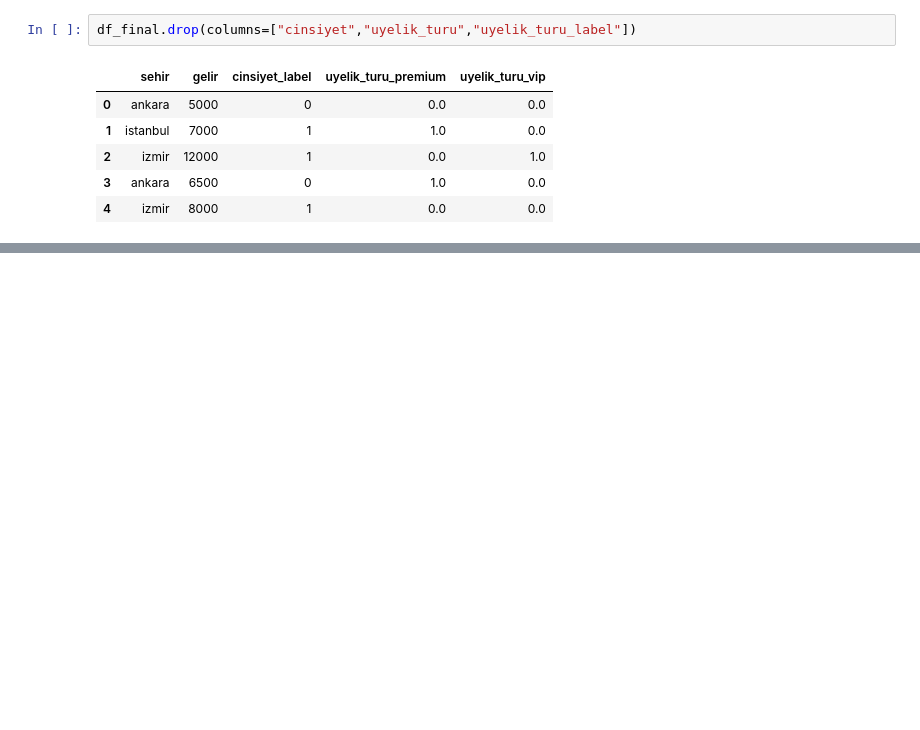
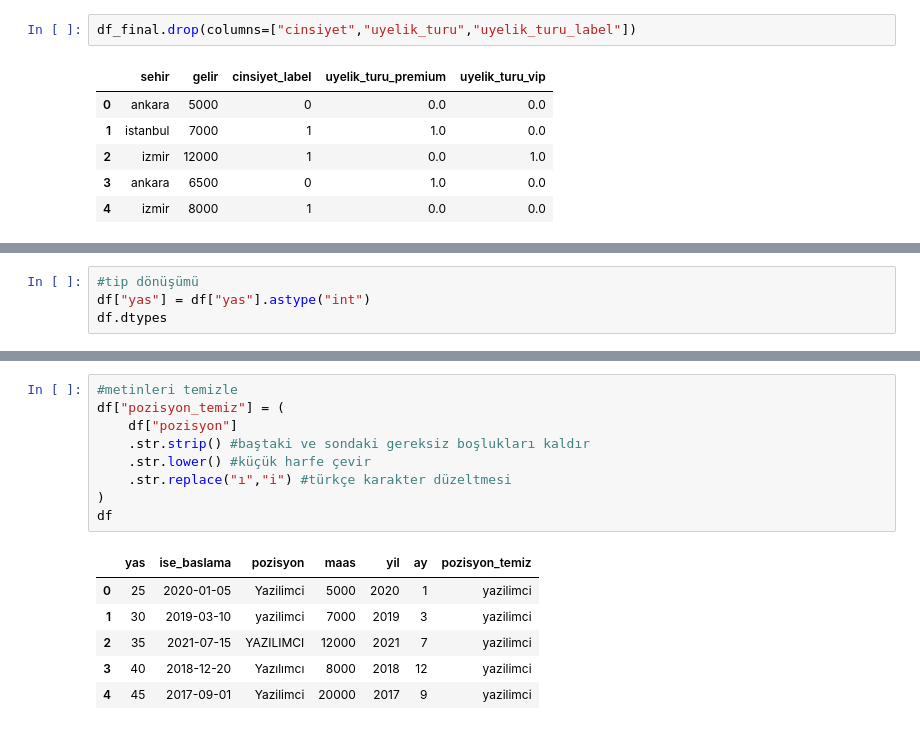
Before and after one commit to ArsenLupen53/GYZU-BTK-codespace, a Jupyter notebook: veri_on_isleme/veri_on_isleme.ipynb, the cells around one changed output, grey strips where cells are left out. Cells and saved outputs as stored; diff of their text form; blank space fills up the shorter version.

```diff
--- a/veri_on_isleme/veri_on_isleme.ipynb
+++ b/veri_on_isleme/veri_on_isleme.ipynb
@@ -304,0 +358,4 @@ df_final.drop(columns=["cinsiyet","uyelik_turu","uyelik_turu_label"])
+# %%
+#tip dönüşümü
+df["yas"] = df["yas"].astype("int")
+df.dtypes
@@ -304,0 +400,16 @@ df_final.drop(columns=["cinsiyet","uyelik_turu","uyelik_turu_label"])
+# %%
+#metinleri temizle
+df["pozisyon_temiz"] = (
+    df["pozisyon"]
+    .str.strip() #baştaki ve sondaki gereksiz boşlukları kaldır
+    .str.lower() #küçük harfe çevir
+    .str.replace("ı","i") #türkçe karakter düzeltmesi
+)
+df
+# %% [output]
+|  | yas | ise_baslama | pozisyon | maas | yil | ay | pozisyon_temiz |
+| 0 | 25 | 2020-01-05 | Yazilimci | 5000 | 2020 | 1 | yazilimci |
+| 1 | 30 | 2019-03-10 | yazilimci | 7000 | 2019 | 3 | yazilimci |
+| 2 | 35 | 2021-07-15 | YAZILIMCI | 12000 | 2021 | 7 | yazilimci |
+| 3 | 40 | 2018-12-20 | Yazılımcı | 8000 | 2018 | 12 | yazilimci |
+| 4 | 45 | 2017-09-01 | Yazilimci | 20000 | 2017 | 9 | yazilimci |
```
Also changed, not shown: parts of 13 cells of this notebook.
